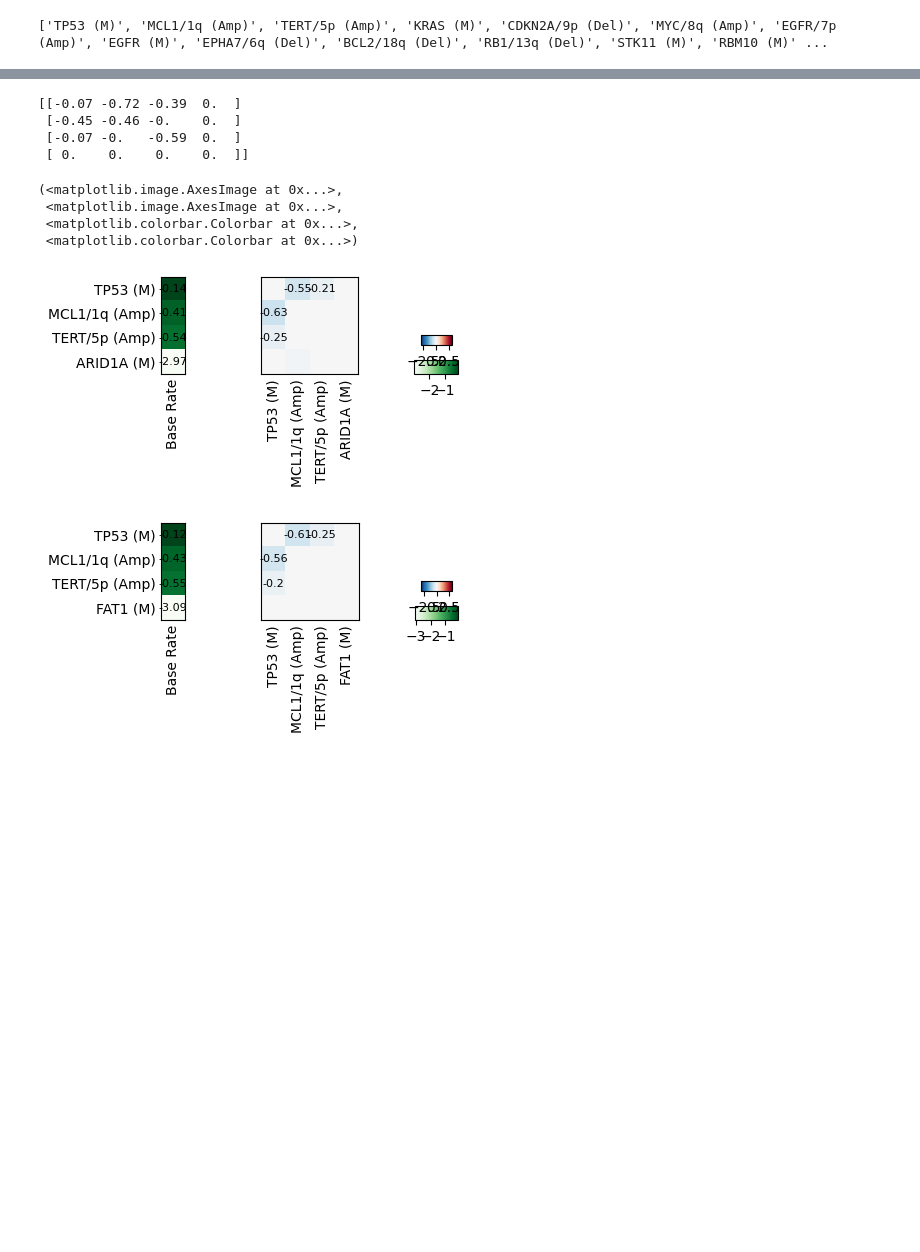
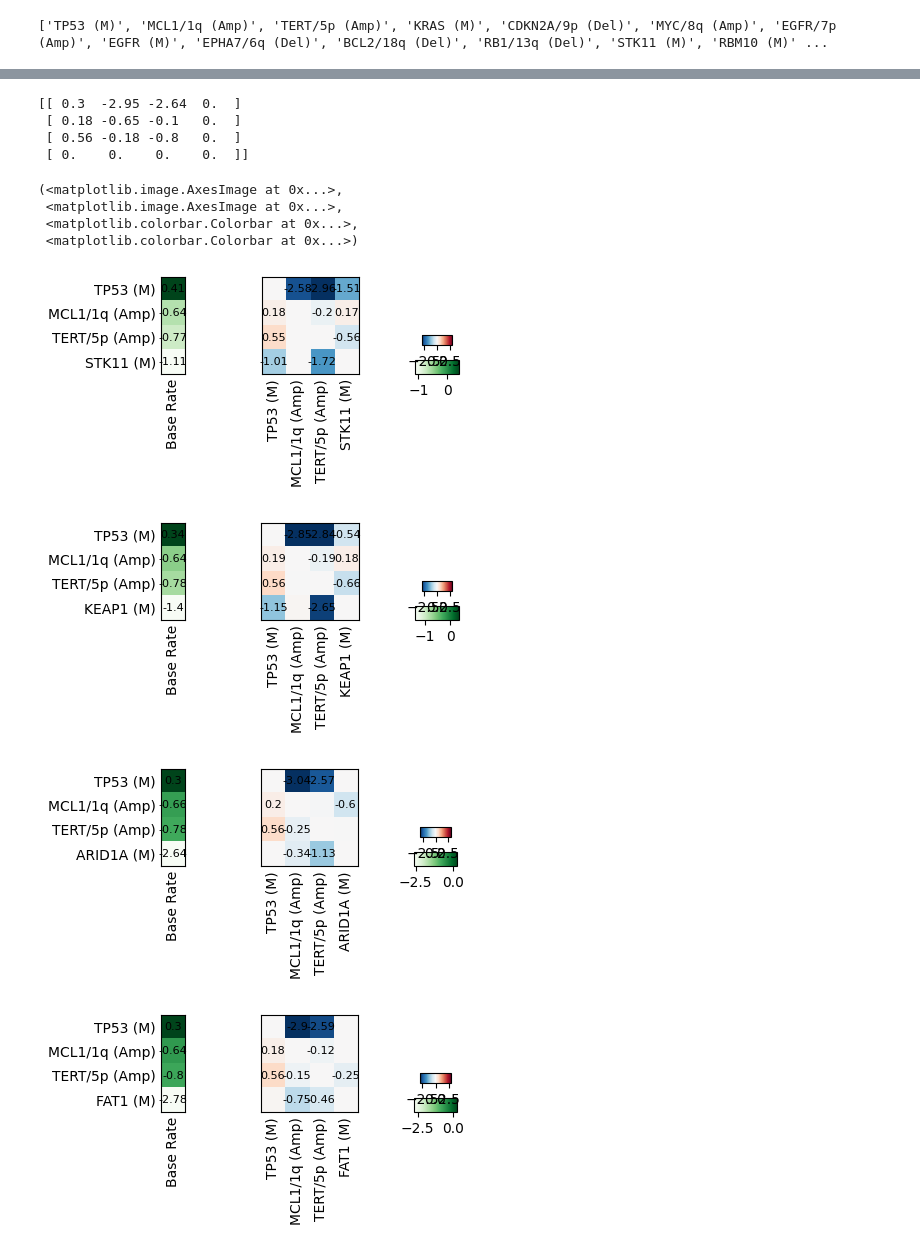
Before and after one commit to MichaelBonart/BachelorThesis, a Jupyter notebook: src/genie16_analysis.ipynb, the cells around one changed output, grey strips where cells are left out. Drawn from its saved outputs; the diff is of its cells as text; code cells hidden in the pictures; blank space fills up the shorter version.

```diff
--- a/src/genie16_analysis.ipynb
+++ b/src/genie16_analysis.ipynb
@@ -21,9 +21,10 @@ print(events)
 ['TP53 (M)', 'MCL1/1q (Amp)', 'TERT/5p (Amp)', 'KRAS (M)', 'CDKN2A/9p (Del)', 'MYC/8q (Amp)', 'EGFR/7p (Amp)', 'EGFR (M)', 'EPHA7/6q (Del)', 'BCL2/18q (Del)', 'RB1/13q (Del)', 'STK11 (M)', 'RBM10 (M)' ...
 # %%
 cp.FORCE_EXECUTE_COMPUTATIONS=True
-dist_measurer = edm.EventDistanceMeasurerCP(events[0:3],events[3:])
+n_test_events=3
+dist_measurer = edm.EventDistanceMeasurerCP(events[0:n_test_events],events[n_test_events:])
 dist_measurer.load_data(input)
-dist_measurer.train_All_MHNs(pick_1se=True)
+dist_measurer.train_All_MHNs(do_cv=False)
 # %% [output]
 0x1.50acc87c6c830p+62
 Directory for storage is edm_50acc87c6c830
@@ -75,23 +74,28 @@ sns.heatmap(dist_measurer._dist_mat)
 # %%
 print(dist_measurer._init_theta)
 
 #dist_measurer._mhns['RB1 (M)'].plot()
 #dist_measurer._mhns['ERBB2 (M)'].plot()
 
 
+dist_measurer._mhns['STK11 (M)'].plot()
+dist_measurer._mhns['KEAP1 (M)'].plot()
+
 dist_measurer._mhns['ARID1A (M)'].plot()
 dist_measurer._mhns['FAT1 (M)'].plot()
 # %% [output]
-[[-0.07 -0.72 -0.39  0.  ]
- [-0.45 -0.46 -0.    0.  ]
- [-0.07 -0.   -0.59  0.  ]
+[[ 0.3  -2.95 -2.64  0.  ]
+ [ 0.18 -0.65 -0.1   0.  ]
+ [ 0.56 -0.18 -0.8   0.  ]
  [ 0.    0.    0.    0.  ]]
 (<matplotlib.image.AxesImage at 0x...>,
  <matplotlib.image.AxesImage at 0x...>,
  <matplotlib.colorbar.Colorbar at 0x...>,
  <matplotlib.colorbar.Colorbar at 0x...>)
-[figure, old version]
+[figure, new version]
-[figure, old version]
+[figure, new version]
+[figure, added]
+[figure, added]
 # %%
 print(dist_measurer._lam_test)
 print(1/len(input))
```
Also changed, not shown: parts of 4 cells of this notebook, 56 other files.
